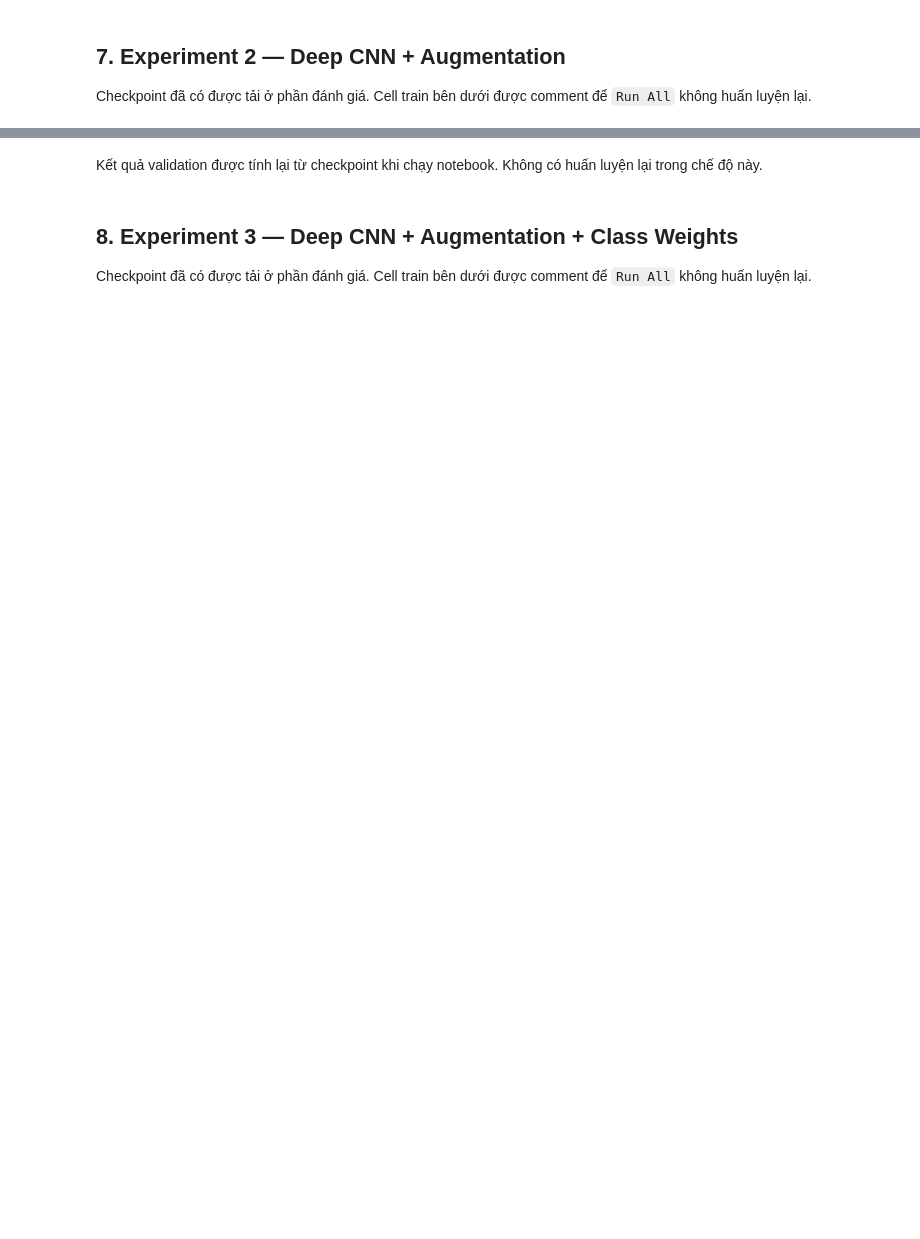
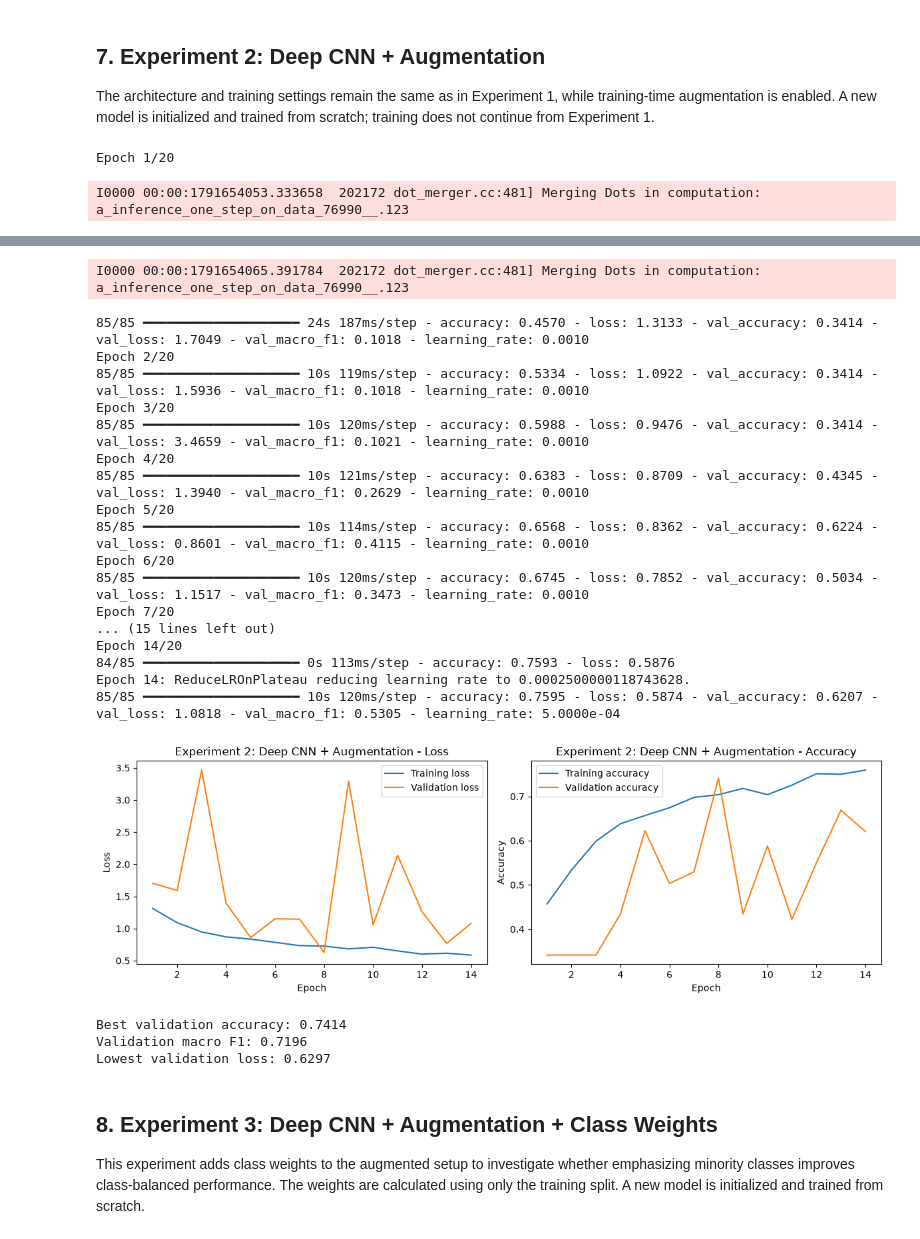
Before and after one commit to hoang-nhan2204/dl-traffic-density-classi, a Jupyter notebook: notebooks/02_complex_cnn.ipynb, the cells around one changed output, grey strips where cells are left out. Drawn from its saved outputs; the diff is of its cells as text; code cells hidden in the pictures; blank space fills up the shorter version.

```diff
--- a/notebooks/02_complex_cnn.ipynb
+++ b/notebooks/02_complex_cnn.ipynb
@@ -413,27 +336,27 @@ Checkpoint đã có được tải ở phần đánh giá. Cell train bên dư
 # %% [markdown]
-## 7. Experiment 2 — Deep CNN + Augmentation
+## 7. Experiment 2: Deep CNN + Augmentation
 
-Checkpoint đã có được tải ở phần đánh giá. Cell train bên dưới được comment để `Run All` không huấn luyện lại.
+The architecture and training settings remain the same as in Experiment 1, while training-time augmentation is enabled. A new model is initialized and trained from scratch; training does not continue from Experiment 1.
 # %%
-# TRAINING DISABLED — Experiment 2: Deep CNN + Augmentation
-# Run All loads existing checkpoints and evaluates them; it does not retrain.
-# To train this experiment again, uncomment this cell intentionally.
-#
-# Original training code:
-# train_dataset_2, val_dataset_2, _ = create_datasets(
-#     augmentation=True, image_size=IMAGE_SIZE, batch_size=BATCH_SIZE,
-# )
-# model_exp2 = build_deep_cnn()
-# model_exp2.compile(
-#     optimizer=tf.keras.optimizers.Adam(learning_rate=0.001),
-#     loss="categorical_crossentropy", metrics=["accuracy"], steps_per_execution=16,
-# )
-# history_exp2 = model_exp2.fit(
-#     train_dataset_2, validation_data=val_dataset_2, epochs=EPOCHS,
-#     callbacks=make_callbacks(val_dataset_2, RUN_DIR / "exp2_best.keras"),
-# )
-# plot_history(history_exp2, "Experiment 2: Deep CNN + Augmentation")
-# record_experiment(
-#     "Deep CNN + Augmentation", history_exp2, model_exp2, val_dataset_2,
-#     augmentation=True, weighted=False,
-# )
+# Train a fresh model with training-time augmentation enabled
+train_dataset_2, val_dataset_2, _ = create_datasets(
+    augmentation=True, image_size=IMAGE_SIZE, batch_size=BATCH_SIZE,
+)
+model_exp2 = build_deep_cnn()
+model_exp2.compile(
+    optimizer=tf.keras.optimizers.Adam(learning_rate=0.001),
+    loss="categorical_crossentropy", metrics=["accuracy"],
+    steps_per_execution=STEPS_PER_EXECUTION,
+)
+history_exp2 = model_exp2.fit(
+    train_dataset_2, validation_data=val_dataset_2, epochs=EPOCHS,
+    callbacks=make_callbacks(val_dataset_2, RUN_DIR / "exp2_best.keras"),
+)
+plot_history(history_exp2, "Experiment 2: Deep CNN + Augmentation")
+record_experiment(
+    "Deep CNN + Augmentation", history_exp2, model_exp2, val_dataset_2,
+    augmentation=True, weighted=False,
+)
+# %% [output]
+Epoch 1/20
+I0000 00:00:1791654053.333658  202172 dot_merger.cc:481] Merging Dots in computation: a_inference_one_step_on_data_76990__.123
@@ -439,0 +364,22 @@ Checkpoint đã có được tải ở phần đánh giá. Cell train bên dư
+I0000 00:00:1791654065.391784  202172 dot_merger.cc:481] Merging Dots in computation: a_inference_one_step_on_data_76990__.123
+85/85 ━━━━━━━━━━━━━━━━━━━━ 24s 187ms/step - accuracy: 0.4570 - loss: 1.3133 - val_accuracy: 0.3414 - val_loss: 1.7049 - val_macro_f1: 0.1018 - learning_rate: 0.0010
+Epoch 2/20
+85/85 ━━━━━━━━━━━━━━━━━━━━ 10s 119ms/step - accuracy: 0.5334 - loss: 1.0922 - val_accuracy: 0.3414 - val_loss: 1.5936 - val_macro_f1: 0.1018 - learning_rate: 0.0010
+Epoch 3/20
+85/85 ━━━━━━━━━━━━━━━━━━━━ 10s 120ms/step - accuracy: 0.5988 - loss: 0.9476 - val_accuracy: 0.3414 - val_loss: 3.4659 - val_macro_f1: 0.1021 - learning_rate: 0.0010
+Epoch 4/20
+85/85 ━━━━━━━━━━━━━━━━━━━━ 10s 121ms/step - accuracy: 0.6383 - loss: 0.8709 - val_accuracy: 0.4345 - val_loss: 1.3940 - val_macro_f1: 0.2629 - learning_rate: 0.0010
+Epoch 5/20
+85/85 ━━━━━━━━━━━━━━━━━━━━ 10s 114ms/step - accuracy: 0.6568 - loss: 0.8362 - val_accuracy: 0.6224 - val_loss: 0.8601 - val_macro_f1: 0.4115 - learning_rate: 0.0010
+Epoch 6/20
+85/85 ━━━━━━━━━━━━━━━━━━━━ 10s 120ms/step - accuracy: 0.6745 - loss: 0.7852 - val_accuracy: 0.5034 - val_loss: 1.1517 - val_macro_f1: 0.3473 - learning_rate: 0.0010
+Epoch 7/20
+... (15 lines left out)
+Epoch 14/20
+84/85 ━━━━━━━━━━━━━━━━━━━━ 0s 113ms/step - accuracy: 0.7593 - loss: 0.5876
+Epoch 14: ReduceLROnPlateau reducing learning rate to 0.0002500000118743628.
+85/85 ━━━━━━━━━━━━━━━━━━━━ 10s 120ms/step - accuracy: 0.7595 - loss: 0.5874 - val_accuracy: 0.6207 - val_loss: 1.0818 - val_macro_f1: 0.5305 - learning_rate: 5.0000e-04
+[figure, added]
+Best validation accuracy: 0.7414
+Validation macro F1: 0.7196
+Lowest validation loss: 0.6297
@@ -468,7 +386,5 @@ print(train_manifest["image_path"].isin([
-# %% [markdown]
-Kết quả validation được tính lại từ checkpoint khi chạy notebook. Không có huấn luyện lại trong chế độ này.
 # %% [markdown]
-## 8. Experiment 3 — Deep CNN + Augmentation + Class Weights
+## 8. Experiment 3: Deep CNN + Augmentation + Class Weights
 
-Checkpoint đã có được tải ở phần đánh giá. Cell train bên dưới được comment để `Run All` không huấn luyện lại.
+This experiment adds class weights to the augmented setup to investigate whether emphasizing minority classes improves class-balanced performance. The weights are calculated using only the training split. A new model is initialized and trained from scratch.
 # %%
```
Also changed, not shown: parts of 59 cells of this notebook, 2 other files.
